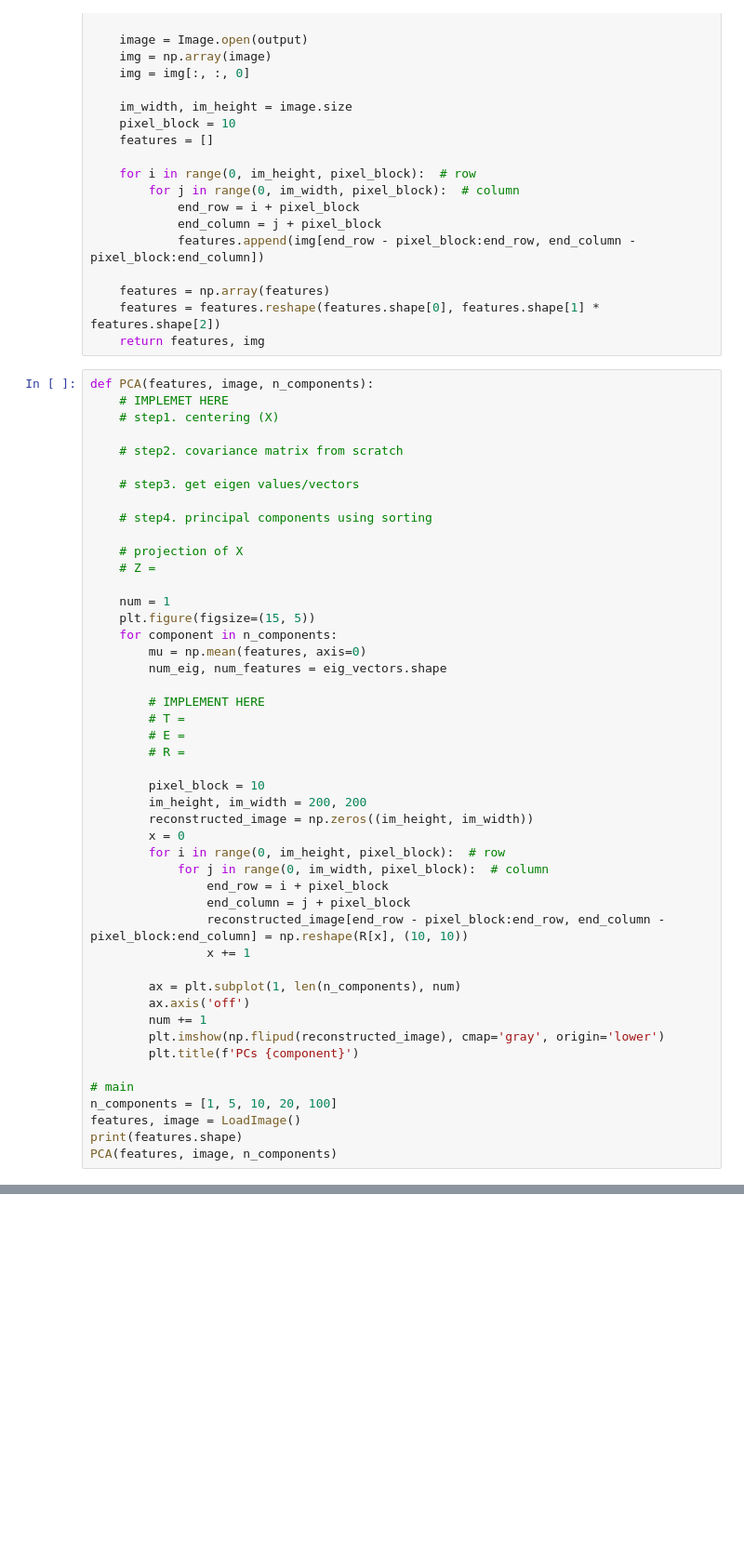
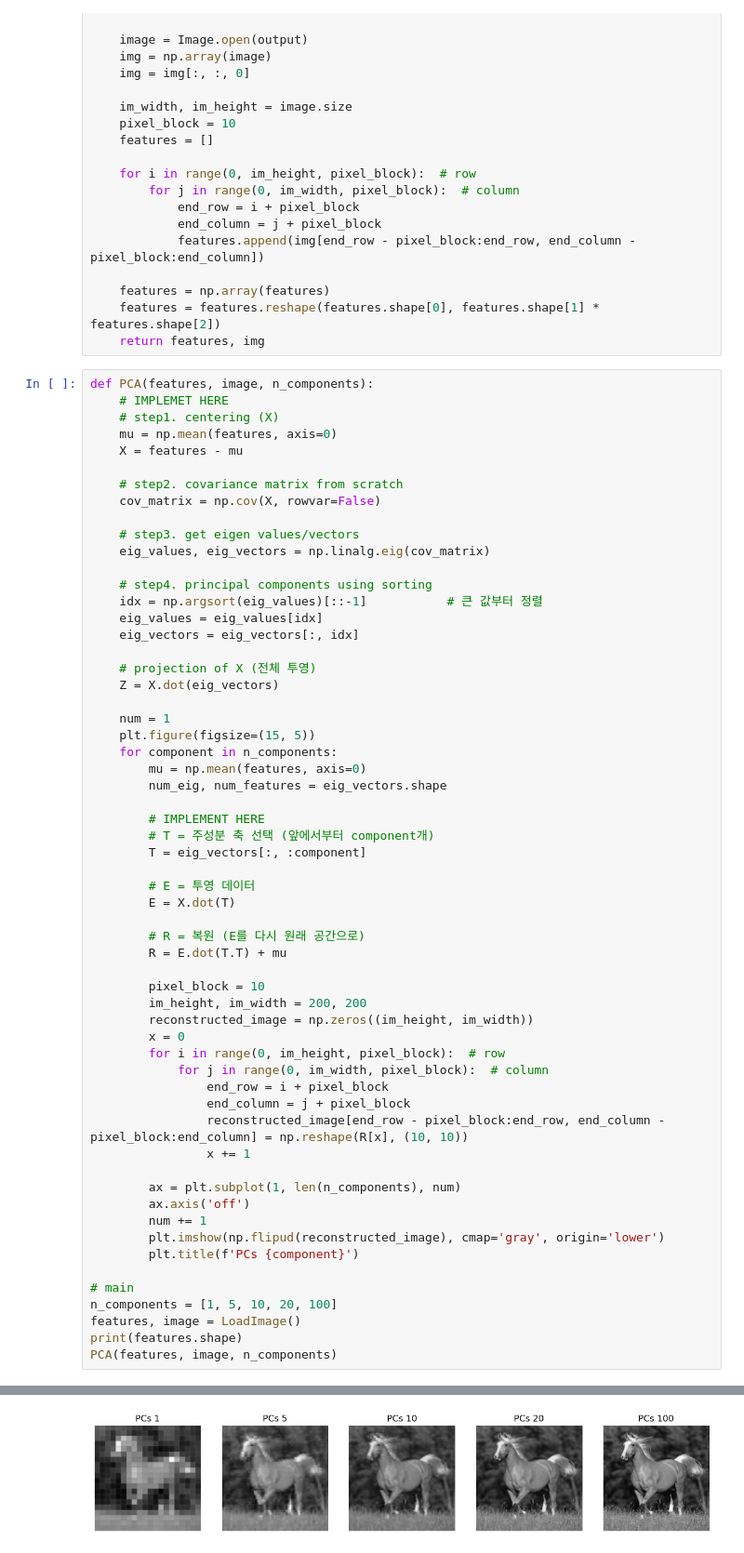
Before and after one commit to zzangdol1029/zzangdol, a Jupyter notebook: apprentice/3주차/lec04_pca_v2_for_student.ipynb, the cells around one changed output, grey strips where cells are left out. Shown at 93% size. Drawn from its saved outputs; the diff is of its cells as text; blank space fills up the shorter version.

```diff
--- a/apprentice/3주차/lec04_pca_v2_for_student.ipynb
+++ b/apprentice/3주차/lec04_pca_v2_for_student.ipynb
@@ -657,15 +215,22 @@ def LoadImage():
 def PCA(features, image, n_components):
     # IMPLEMET HERE
     # step1. centering (X)
+    mu = np.mean(features, axis=0)
+    X = features - mu
 
     # step2. covariance matrix from scratch
+    cov_matrix = np.cov(X, rowvar=False)
 
     # step3. get eigen values/vectors
+    eig_values, eig_vectors = np.linalg.eig(cov_matrix)
 
     # step4. principal components using sorting
+    idx = np.argsort(eig_values)[::-1]           # 큰 값부터 정렬
+    eig_values = eig_values[idx]
+    eig_vectors = eig_vectors[:, idx]
 
-    # projection of X
-    # Z =
+    # projection of X (전체 투영)
+    Z = X.dot(eig_vectors)
 
     num = 1
     plt.figure(figsize=(15, 5))
@@ -674,9 +239,14 @@ def PCA(features, image, n_components):
         num_eig, num_features = eig_vectors.shape
 
         # IMPLEMENT HERE
-        # T =
-        # E =
-        # R =
+        # T = 주성분 축 선택 (앞에서부터 component개)
+        T = eig_vectors[:, :component]
+
+        # E = 투영 데이터
+        E = X.dot(T)
+
+        # R = 복원 (E를 다시 원래 공간으로)
+        R = E.dot(T.T) + mu
 
         pixel_block = 10
         im_height, im_width = 200, 200
@@ -700,3 +270,4 @@ n_components = [1, 5, 10, 20, 100]
 features, image = LoadImage()
 print(features.shape)
 PCA(features, image, n_components)
+# %% [output]
@@ -703,3 +278,4 @@ PCA(features, image, n_components)
+[figure, added]
 # %% [markdown]
 Expected Result
 
```
Also changed, not shown: parts of 22 cells of this notebook, 4 other files.
